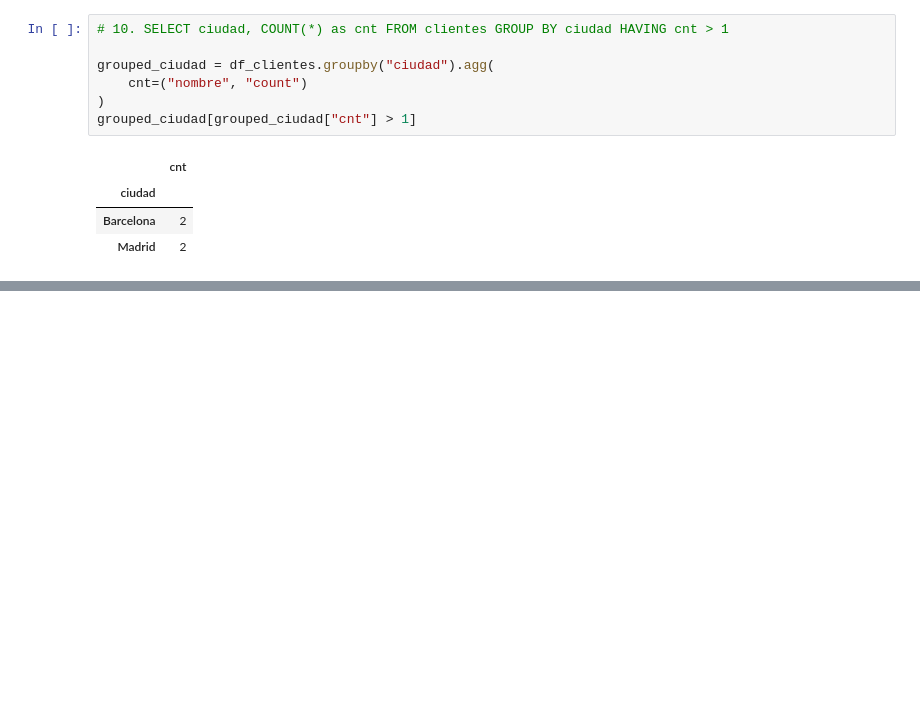
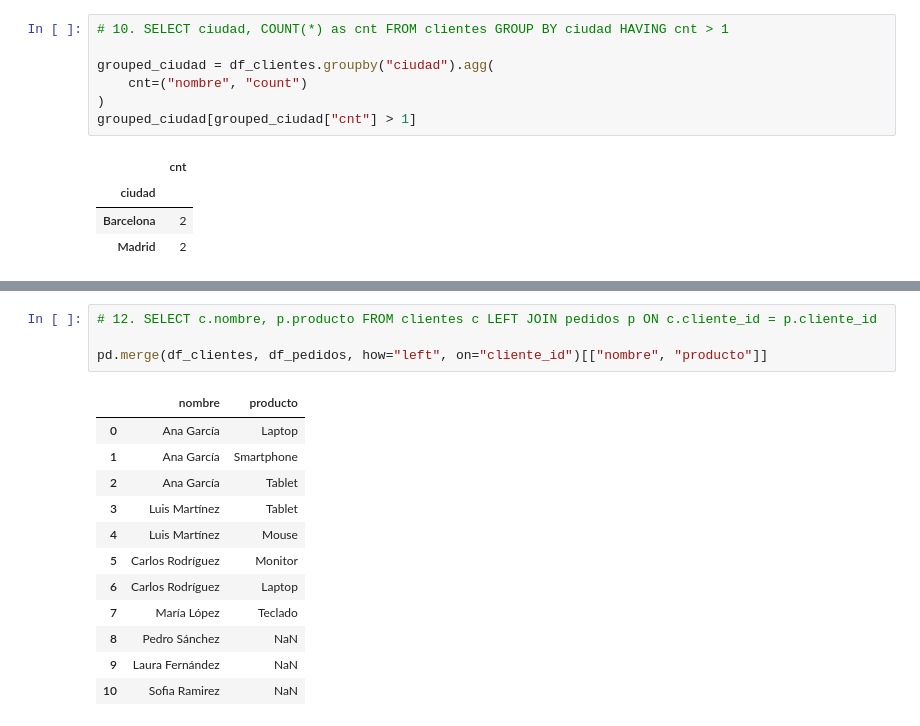
Before and after one commit to carlosgg0/practicas-isid, a Jupyter notebook: clases-teoria/clase-17-11-25/ejercicios-clase-17-11.ipynb, the cells around one changed output, grey strips where cells are left out. Saved outputs shown, nothing was run; the diff lists cells and outputs as text; blank space fills up the shorter version.

```diff
--- a/clases-teoria/clase-17-11-25/ejercicios-clase-17-11.ipynb
+++ b/clases-teoria/clase-17-11-25/ejercicios-clase-17-11.ipynb
@@ -198,0 +219,17 @@ grouped_ciudad[grouped_ciudad["cnt"] > 1]
+# %%
+# 12. SELECT c.nombre, p.producto FROM clientes c LEFT JOIN pedidos p ON c.cliente_id = p.cliente_id
+
+pd.merge(df_clientes, df_pedidos, how="left", on="cliente_id")[["nombre", "producto"]]
+# %% [output]
+|  | nombre | producto |
+| 0 | Ana García | Laptop |
+| 1 | Ana García | Smartphone |
+| 2 | Ana García | Tablet |
+| 3 | Luis Martínez | Tablet |
+| 4 | Luis Martínez | Mouse |
+| 5 | Carlos Rodríguez | Monitor |
+| 6 | Carlos Rodríguez | Laptop |
+| 7 | María López | Teclado |
+| 8 | Pedro Sánchez | NaN |
+| 9 | Laura Fernández | NaN |
+| 10 | Sofia Ramirez | NaN |
```
Also changed, not shown: parts of 13 cells of this notebook, 2 other files.
